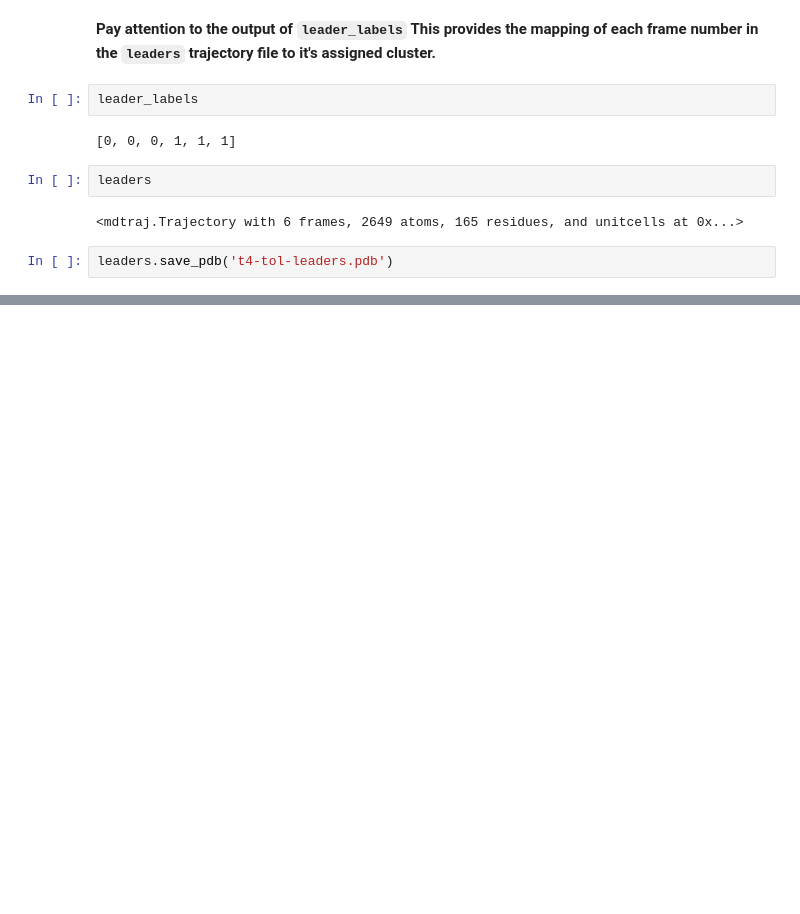
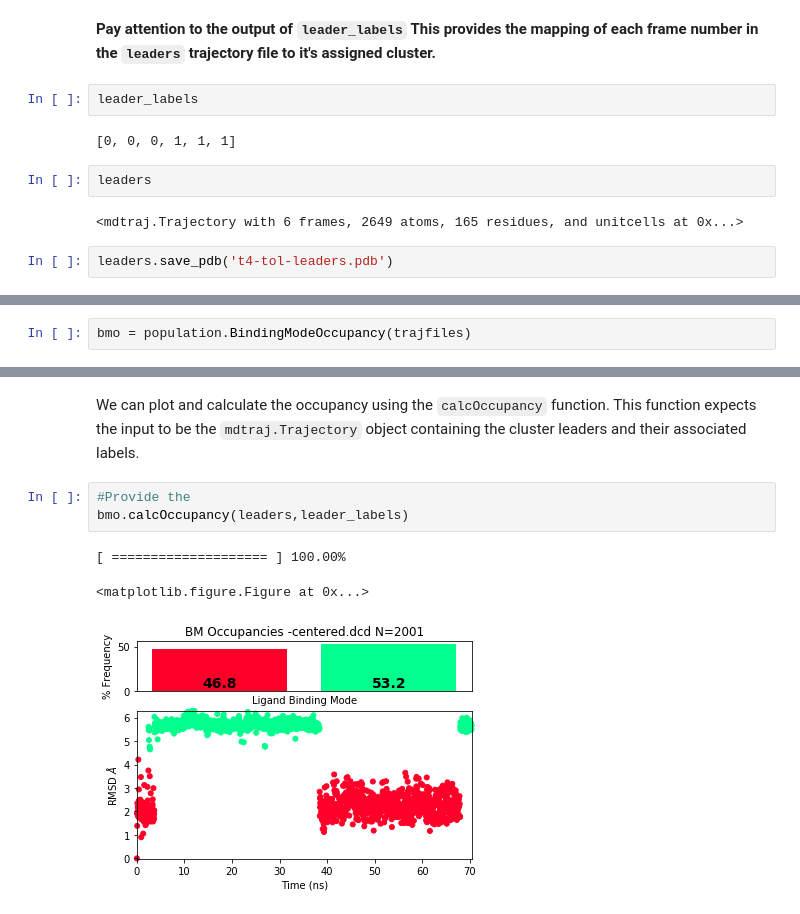
Before and after one commit to MobleyLab/blues, a Jupyter notebook: notebooks/example-id_bmodes.ipynb, the cells around one changed output, grey strips where cells are left out. Drawn from its saved outputs; the diff is of its cells as text; blank space fills up the shorter version.

Commit message:
Add population module and example in notebook

```diff
--- a/notebooks/example-id_bmodes.ipynb
+++ b/notebooks/example-id_bmodes.ipynb
@@ -194,0 +201,2 @@ If we visualize the cluster leaders in VMD, you should see the two binding modes
+# %%
+bmo = population.BindingModeOccupancy(trajfiles)
@@ -194,0 +205,9 @@ If we visualize the cluster leaders in VMD, you should see the two binding modes
+# %% [markdown]
+We can plot and calculate the occupancy using the `calcOccupancy` function. This function expects the input to be the `mdtraj.Trajectory` object containing the cluster leaders and their associated labels.
+# %%
+#Provide the
+bmo.calcOccupancy(leaders,leader_labels)
+# %% [output]
+[ ==================== ] 100.00%
+<matplotlib.figure.Figure at 0x...>
+[figure, added]
```
Also changed, not shown: parts of 6 cells of this notebook, 1 other file.
